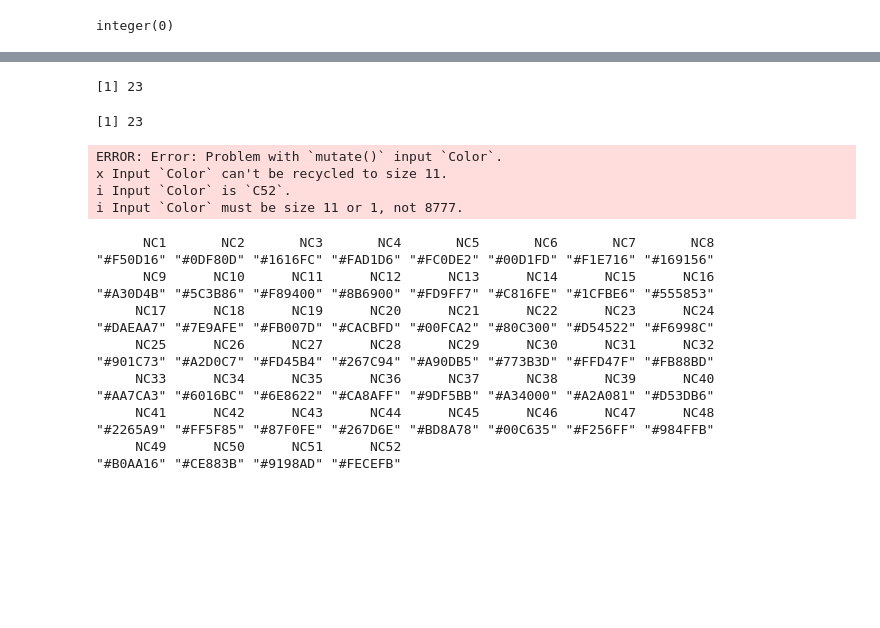
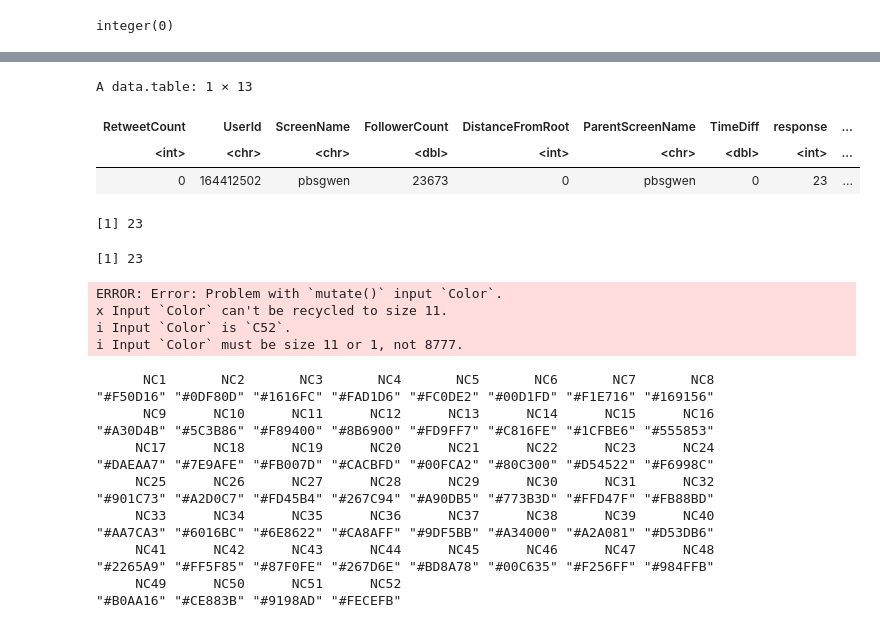
Before and after one commit to khaledfouda/bayesian-retweet-count-model, a Jupyter notebook: src/eda.ipynb, the cells around one changed output, grey strips where cells are left out. Cells and saved outputs as stored; diff of their text form; code cells hidden in the pictures; blank space fills up the shorter version.

```diff
--- a/src/eda.ipynb
+++ b/src/eda.ipynb
@@ -33,6 +33,8 @@ for (f in file_list){
     d$Time = NULL
     d$Text = NULL
     d$response = NA
+    d$rootFollow = NA
+    d$rootFollow[1] = head(d$FollowerCount,n=1)
     d$response[1] = tail(d$RetweetCount,n=1)
     d$TimeRatio = d$TimeDiff/tail(d$TimeDiff,n=1)
     d$RetweetRatio = d$RetweetCount/tail(d$RetweetCount,n=1)
@@ -75,3 +87,10 @@ integer(0)
+# %%
+dataset[23,]
+# %% [output]
+A data.table: 1 × 13
+| RetweetCount | UserId | ScreenName | FollowerCount | DistanceFromRoot | ParentScreenName | TimeDiff | response | ... |
+| <int> | <chr> | <chr> | <dbl> | <int> | <chr> | <dbl> | <int> | ... |
+| 0 | 164412502 | pbsgwen | 23673 | 0 | pbsgwen | 0 | 23 | ... |
 # %%
 dataset %>% filter(case==2) %>% select(TimeDiff)  -> o
 length(o$TimeDiff / tail(o$TimeDiff,n=1))
```
Also changed, not shown: parts of 5 cells of this notebook, 8 other files.
